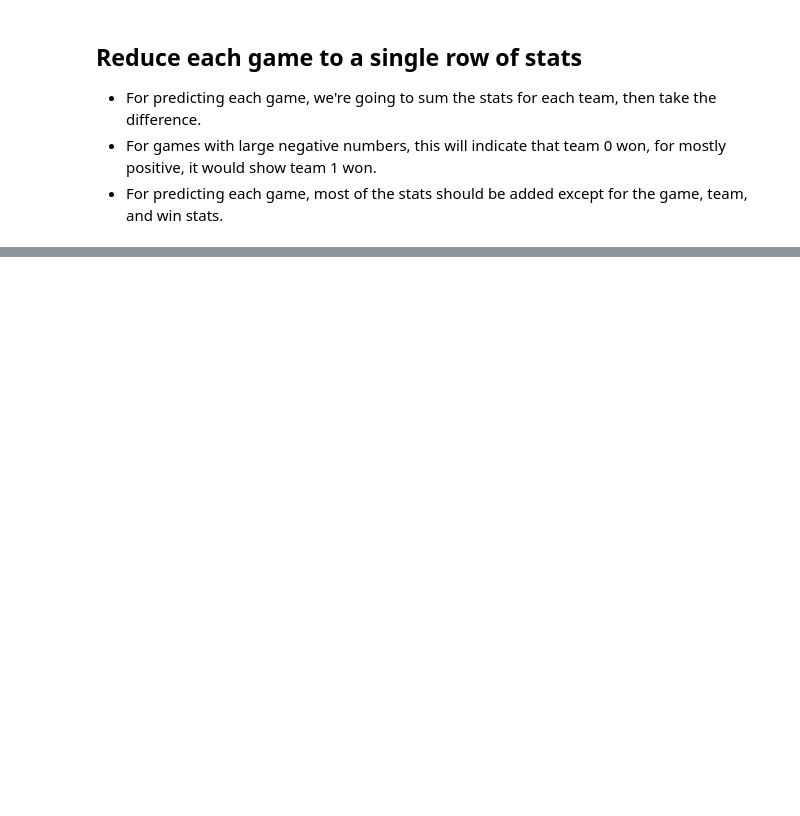
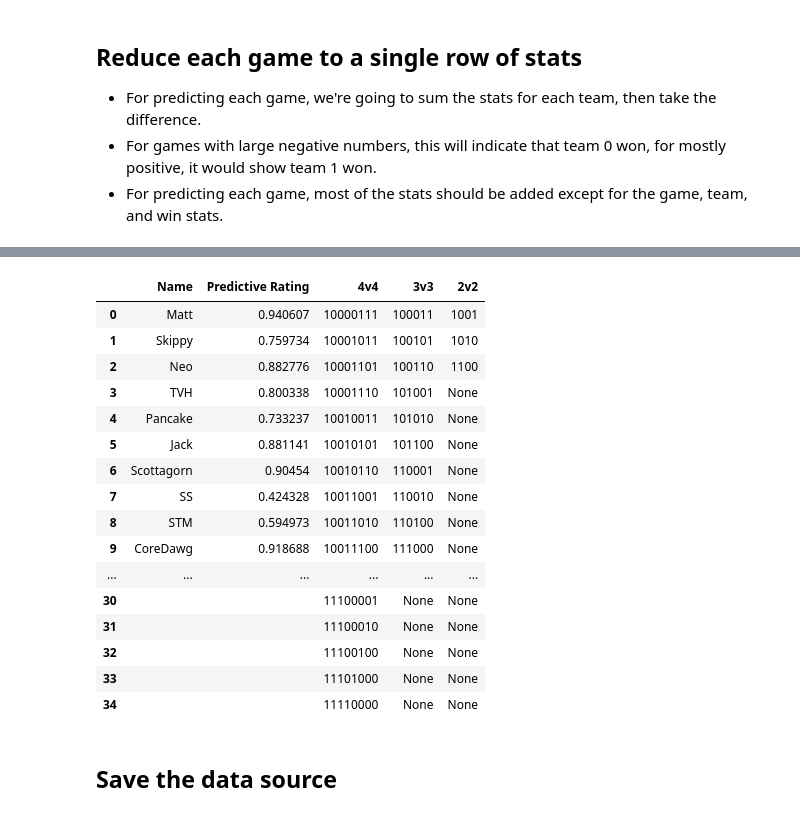
Before and after one commit to robertpiazza/robertpiazza.github.io, a Jupyter notebook: _jupyter/2021-02-08-Team Gaming Rankings.ipynb, the cells around one changed output, grey strips where cells are left out. Saved outputs shown, nothing was run; the diff lists cells and outputs as text; code cells hidden in the pictures; blank space fills up the shorter version.

```diff
--- a/_jupyter/2021-02-08-Team Gaming Rankings.ipynb
+++ b/_jupyter/2021-02-08-Team Gaming Rankings.ipynb
@@ -426,0 +527,8 @@ probability = pipe.predict_proba(X_predict)[0][predicted_win]
+# %%
+#all possibilities
+all_names = ['Hard', 'Hard', 'Hard', 'Hard', 'Neo', 'Shift','Matt', 'pcap']
+
+#how many combos are possible?
+possible_combos = list(combinations(all_names,int(len(all_names)/2)))
+non_parity_combos= int(len(possible_combos)/2)
+possible_combos
@@ -426,0 +555,29 @@ probability = pipe.predict_proba(X_predict)[0][predicted_win]
+# %%
+possibilities = []
+for combo_index in range(non_parity_combos):
+    #create the two teams for this unique combination
+    first_team=list(possible_combos[combo_index])
+    second_team= list(possible_combos[2*non_parity_combos-combo_index-1])
+    test_team = [first_team, second_team]
+
+    #holders for each team's stats
+    team_values = []
+
+    for team in range(2):
+        #print('team ', team)
+        names = []
+        for name in test_team[team]:
+            #each person's stats from the last N games
+            names += [games.loc[games.Name==name].tail(MAX_NUMBER_OF_GAMES).iloc[:,6:].mean()]
+            #except for Win average which requires some extra calculations for blank spots
+            names[-1].loc['Win_avg'] = games.loc[(games.Name==name)&(~games.Team.isna())].Win.fillna(0).tail(MAX_NUMBER_OF_GAMES).mean()
+        #combine each team member's stats into a table for that team
+        team_values  += [pd.concat(names, axis = 1).T.sum()]
+    predicted_game =[team_values[1]-team_values[0]]
+    X_predict = pd.concat(predicted_game, axis = 1).T[prediction_columns]
+
+    team_predicted_to_win = pipe.predict(X_predict)[0]
+    probability_of_winning = pipe.predict_proba(X_predict)[0][team_predicted_to_win]
+    possibilities +=[{"Team 1":first_team, "Team 2":second_team, "Predicted Team": team_predicted_to_win+1, "Probability": probability_of_winning}]
+all_runs = pd.DataFrame(possibilities)
+all_runs
@@ -503,34 +671,54 @@ plt.show()
 # %%
-#%% update Tableau's Data spreadsheet and the google sheet's team maker info
-games.to_excel('Generals Statistics.xlsx',sheet_name="Games")
-
-
 v2 = []
 v3 = []
 v4 = []
+
+#Do 4v4 since it will be the longest column and we don't have to error check the other two for rows with no names and ratings
 for i in range(256):
     if i == 0:
         sheets_stats[0]+=['4v4']
     number = bin(i+1).replace('0b',"")
     if (sum([int(x) for x in number])==4) & (len(number)==8):
         v4 +=[number]
         try:
             sheets_stats[len(v4)]+=[number]
         except:
             sheets_stats+=[["", "", number]]
 for i in range(64):
     if i == 0:
         sheets_stats[0]+=['3v3']
     number = bin(i+1).replace('0b',"")
     if (sum([int(x) for x in number])==3) & (len(number)==6):
         v3 +=[number]
         sheets_stats[len(v3)]+=[number]
 for i in range(16):
     if i == 0:
         sheets_stats[0]+=['2v2']
     number = bin(i+1).replace('0b',"")
     if (sum([int(x) for x in number])==2) & (len(number)==4):
         v2 +=[number]
         sheets_stats[len(v2)]+=[number]
+
+pd.DataFrame(sheets_stats[1:], columns=sheets_stats[0])
+# %% [output]
+|  | Name | Predictive Rating | 4v4 | 3v3 | 2v2 |
+| 0 | Matt | 0.940607 | 10000111 | 100011 | 1001 |
+| 1 | Skippy | 0.759734 | 10001011 | 100101 | 1010 |
+| 2 | Neo | 0.882776 | 10001101 | 100110 | 1100 |
+| 3 | TVH | 0.800338 | 10001110 | 101001 | None |
+| 4 | Pancake | 0.733237 | 10010011 | 101010 | None |
+| 5 | Jack | 0.881141 | 10010101 | 101100 | None |
+| 6 | Scottagorn | 0.90454 | 10010110 | 110001 | None |
+| 7 | SS | 0.424328 | 10011001 | 110010 | None |
+| 8 | STM | 0.594973 | 10011010 | 110100 | None |
+| 9 | CoreDawg | 0.918688 | 10011100 | 111000 | None |
+| ... | ... | ... | ... | ... | ... |
+| 30 |  |  | 11100001 | None | None |
+| 31 |  |  | 11100010 | None | None |
+| 32 |  |  | 11100100 | None | None |
+| 33 |  |  | 11101000 | None | None |
+| 34 |  |  | 11110000 | None | None |
+# %% [markdown]
+## Save the data source
 # %%
 
```
Also changed, not shown: parts of 35 cells of this notebook, 2 other files.
